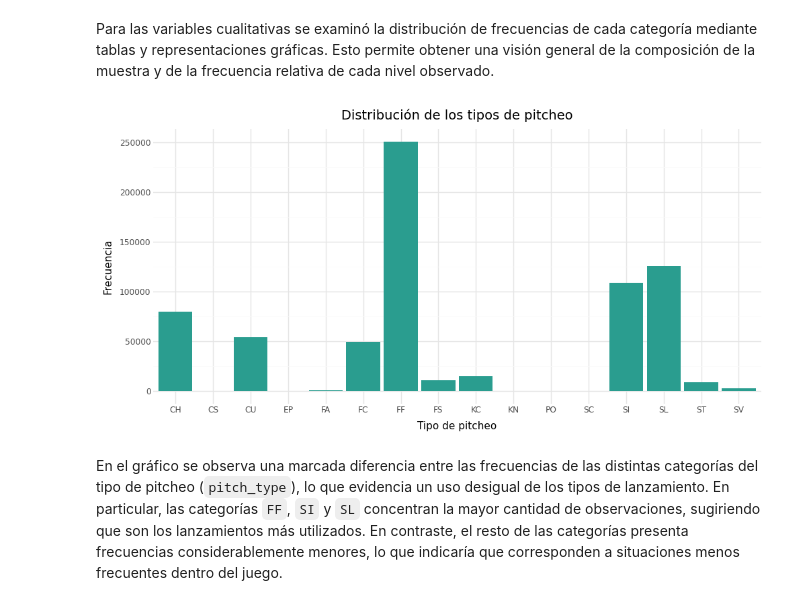
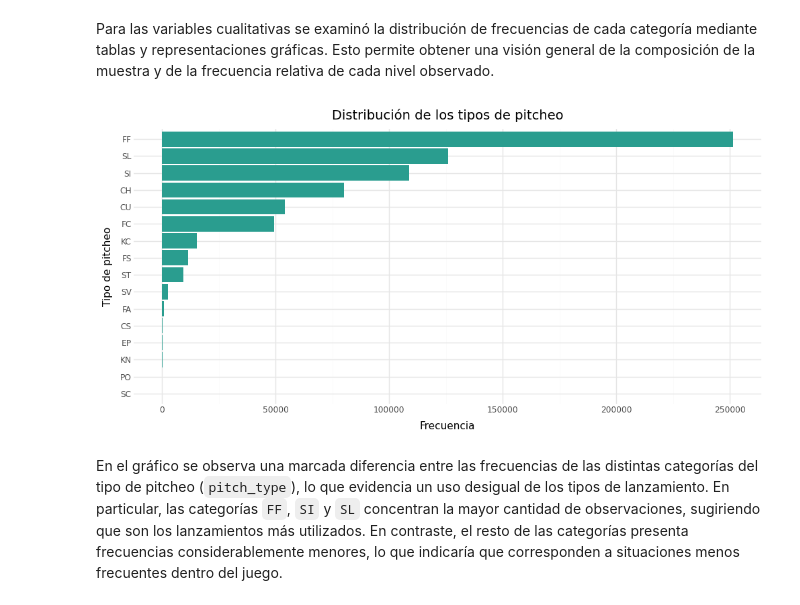
Before and after one commit to Prisfenoy/TP2_python, a Jupyter notebook: Análisis_descriptivo.ipynb, the cells around one changed output. Saved outputs shown, nothing was run; the diff lists cells and outputs as text; code cells hidden in the pictures.

```diff
--- a/Análisis_descriptivo.ipynb
+++ b/Análisis_descriptivo.ipynb
@@ -175,33 +175,34 @@ Para las variables cualitativas se examinó la distribución de frecuencias de c
 # %%
 # Se filtra la variable tipo de pitcheo
 freq_pitch = (
     datos_entrenamiento
     .filter(pl.col("pitch_type").is_not_null())
     .group_by("pitch_type")
     .len()
-    .sort("pitch_type")
+    .sort("len", descending=True)
     .to_pandas()
 )
 
-# Se arma el gráfico
+# Se arma el gráfico de barras horizontales
 (
     ggplot(freq_pitch,
            aes(x="pitch_type", y="len"))
     + geom_col(fill="#2A9D8F")
+    + coord_flip()
+    + scale_x_discrete(limits=freq_pitch["pitch_type"].tolist()[::-1])
     + labs(
         title="Distribución de los tipos de pitcheo",
         x="Tipo de pitcheo",
         y="Frecuencia"
     )
     + theme_minimal()
     + theme(
         figure_size=(10, 5),
-        axis_text_x=element_text(rotation=0),
         plot_title=element_text(size=14)
     )
 )
 # %% [output]
-[figure, old version]
+[figure, new version]
 # %% [markdown]
 En el gráfico se observa una marcada diferencia entre las frecuencias de las distintas categorías del tipo de pitcheo (`pitch_type`), lo que evidencia un uso desigual de los tipos de lanzamiento. En particular, las categorías `FF`, `SI` y `SL` concentran la mayor cantidad de observaciones, sugiriendo que son los lanzamientos más utilizados. En contraste, el resto de las categorías presenta frecuencias considerablemente menores, lo que indicaría que corresponden a situaciones menos frecuentes dentro del juego.
 # %%
```
Also changed, not shown: parts of 21 cells of this notebook.
